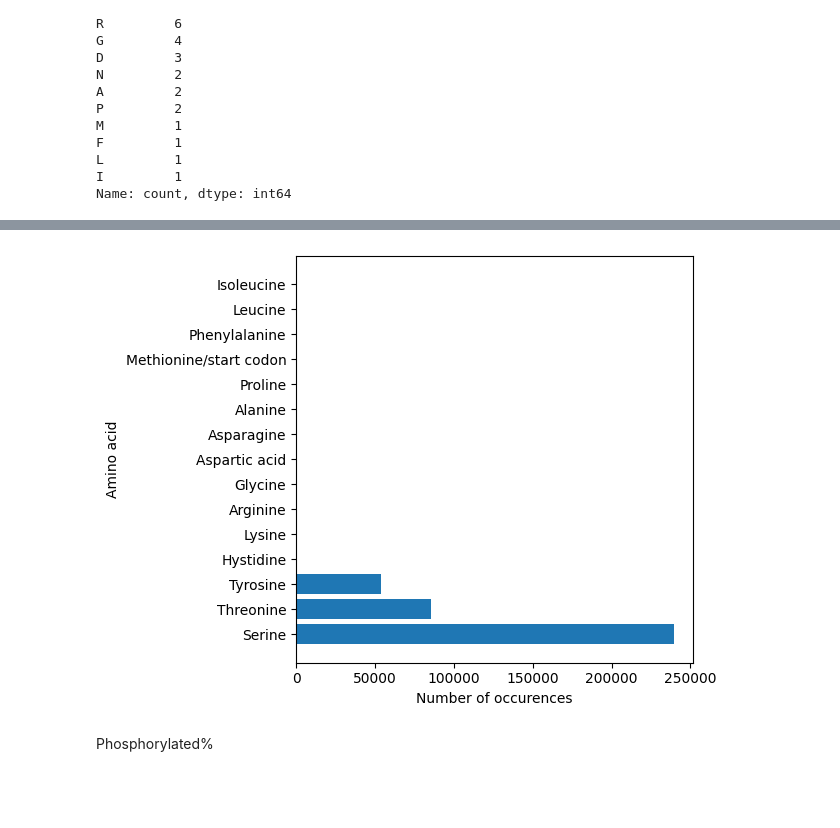
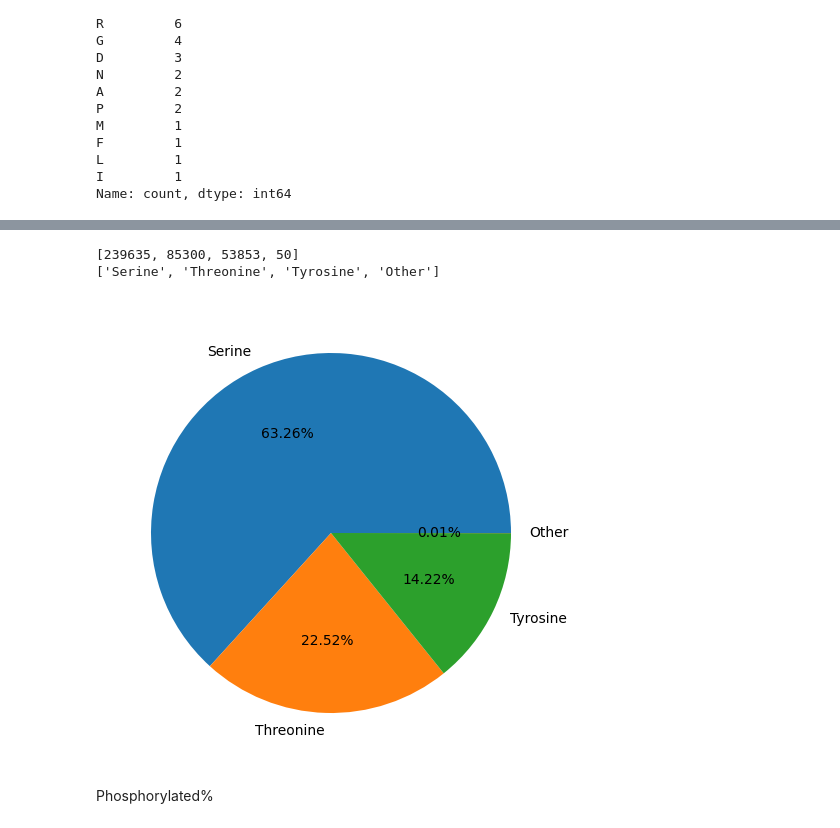
Before and after one commit to nexuso1/bio-research, a Jupyter notebook: notebooks/stats.ipynb, the cells around one changed output, grey strips where cells are left out. Drawn from its saved outputs; the diff is of its cells as text; code cells hidden in the pictures; blank space fills up the shorter version.

```diff
--- a/notebooks/stats.ipynb
+++ b/notebooks/stats.ipynb
@@ -98,8 +101,8 @@ sp_dataset['sequence'] = sp_dataset['sequence'].apply(lambda x: np.array(list(x)
 # %%
 idxs = sp_dataset['sites'].apply(lambda x: np.asarray(x, dtype=np.int32))
 # %%
-extracted_acids = sp_dataset.apply(lambda x: np.asarray(list(x['sequence']))[np.asarray(x['sites'], dtype=np.int32)-1], axis=1)
-extracted_acids.head(5)
+extracted_residues = sp_dataset.apply(lambda x: np.asarray(list(x['sequence']))[np.asarray(x['sites'], dtype=np.int32)-1], axis=1)
+extracted_residues.head(5)
 # %% [output]
 0                                        [T, S, S]
 1                                     [S, Y, T, T]
@@ -112,6 +115,6 @@ dtype: object
 # %%
-for i in extracted_acids.index:
-    for a1, a2 in zip(extracted_acids[i], sp_dataset.loc[i]['acids']):
+for i in extracted_residues.index:
+    for a1, a2 in zip(extracted_residues[i], sp_dataset.loc[i]['acids']):
         if a1 != a2:
             break
 # %%
@@ -187,12 +190,15 @@ NameError: name 'phospho_data' is not defined
 # %%
 import matplotlib.pyplot as plt
 
-names = [code_to_name[i] for i in acid_counts.index]
-plt.barh(names, acid_counts)
-plt.xlabel('Number of occurences')
-plt.ylabel('Amino acid')
+counts = acid_counts[:3].tolist() + [acid_counts[3:].sum()]
+print(counts)
+names = [code_to_name[i] for i in acid_counts.index[:3]] + ['Other']
+print(names)
+plt.pie(counts, labels=names, autopct=lambda x: f'{x:.2f}%')
 plt.tight_layout()
 # %% [output]
+[239635, 85300, 53853, 50]
+['Serine', 'Threonine', 'Tyrosine', 'Other']
-[figure, old version]
+[figure, new version]
 # %% [markdown]
 Phosphorylated%
```
Also changed, not shown: parts of 12 cells of this notebook, 24 other files.
